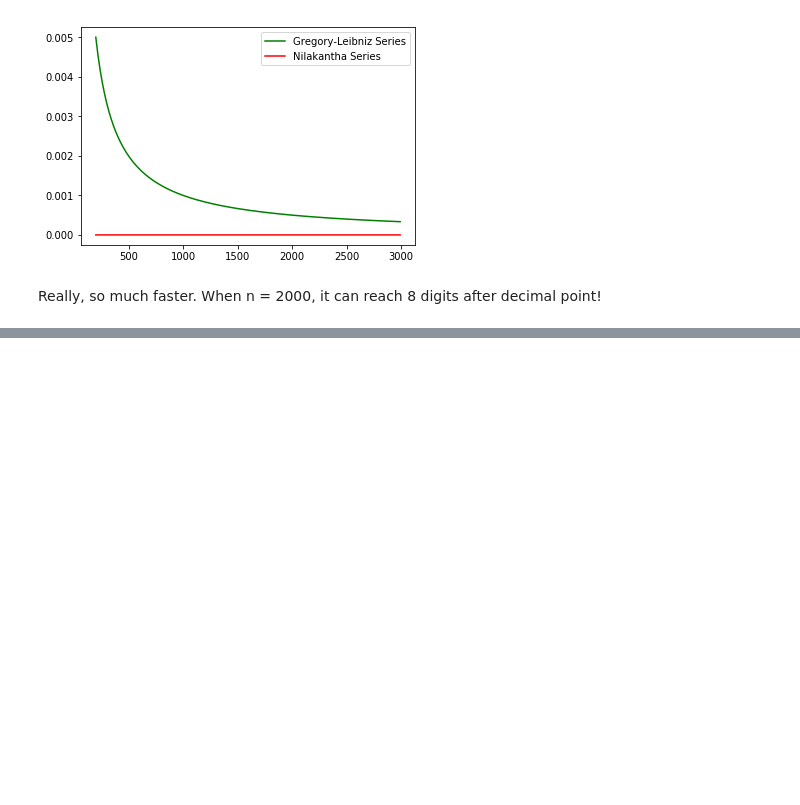
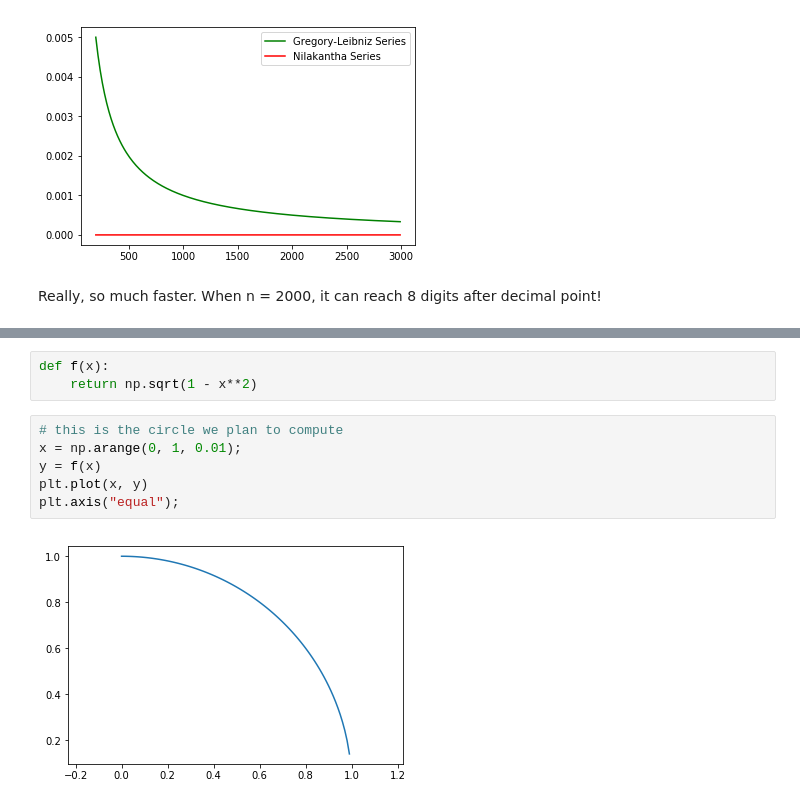
Before and after one commit to JeffreyYeTHU/ComputePi, a Jupyter notebook: compute-pi.ipynb, the cells around one changed output, grey strips where cells are left out. Drawn from its saved outputs; the diff is of its cells as text; blank space fills up the shorter version.

```diff
--- a/compute-pi.ipynb
+++ b/compute-pi.ipynb
@@ -162,0 +174,11 @@ Really, so much faster. When n = 2000, it can reach 8 digits after decimal point
+# %%
+def f(x):
+    return np.sqrt(1 - x**2)
+# %%
+# this is the circle we plan to compute
+x = np.arange(0, 1, 0.01);
+y = f(x)
+plt.plot(x, y)
+plt.axis("equal");
+# %% [output]
+[figure, added]
```
Also changed, not shown: parts of 7 cells of this notebook.
